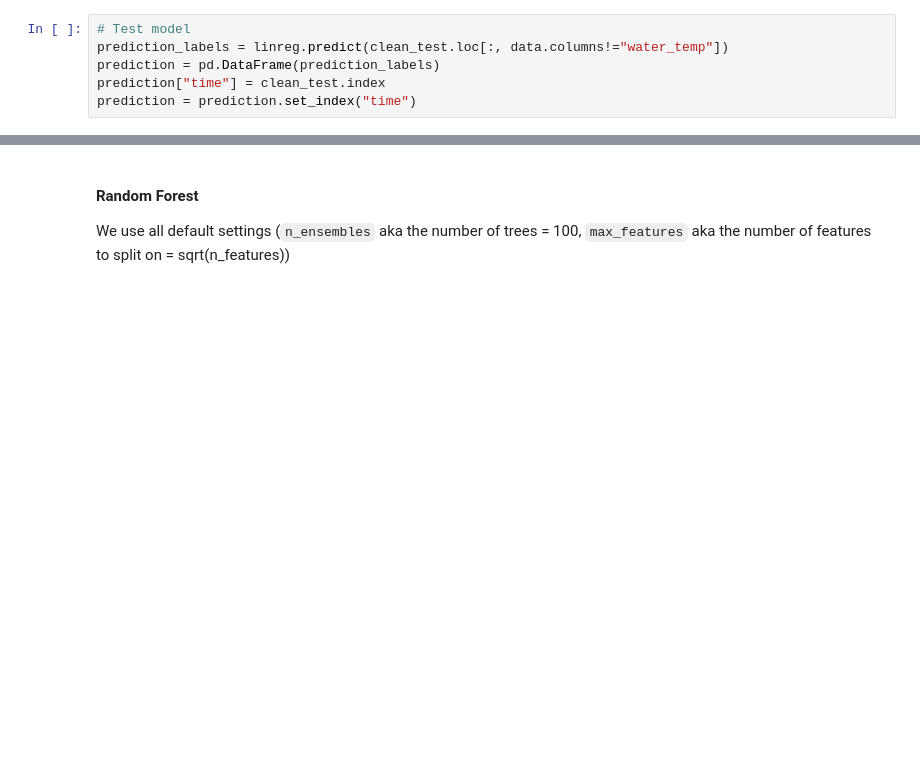
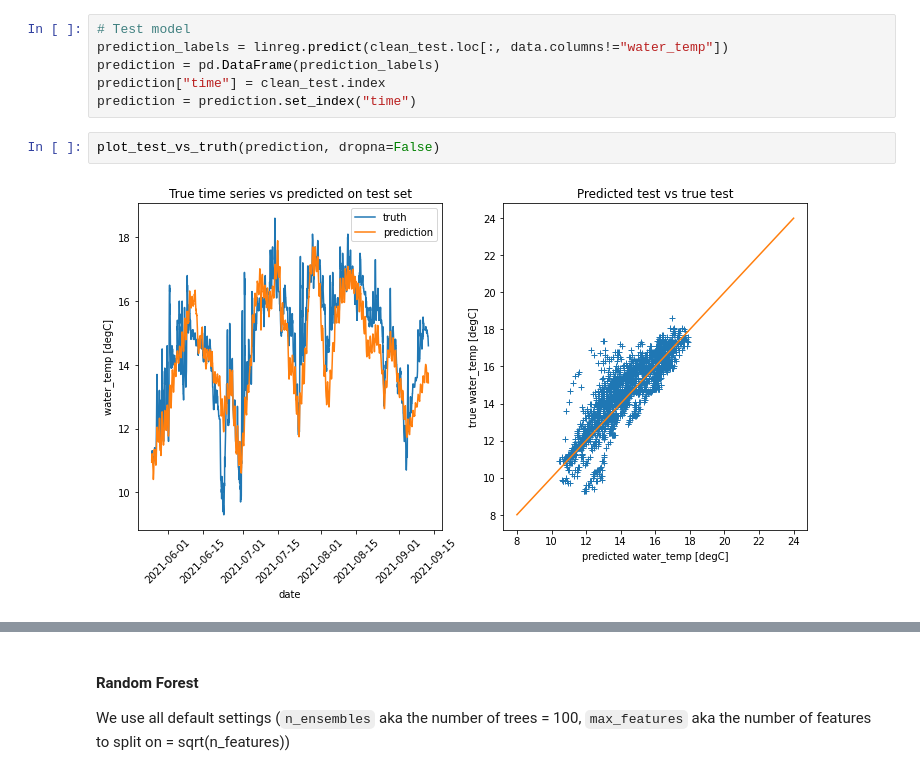
Before and after one commit to FlorianBeiser/havvarsel-data-driven-pred, a Jupyter notebook: DataAnalyser.ipynb, the cells around one changed output, grey strips where cells are left out. Drawn from its saved outputs; the diff is of its cells as text; blank space fills up the shorter version.

```diff
--- a/DataAnalyser.ipynb
+++ b/DataAnalyser.ipynb
@@ -159,3 +159,7 @@ prediction_labels = linreg.predict(clean_test.loc[:, data.columns!="water_temp"]
 prediction = pd.DataFrame(prediction_labels)
 prediction["time"] = clean_test.index
 prediction = prediction.set_index("time")
+# %%
+plot_test_vs_truth(prediction, dropna=False)
+# %% [output]
+[figure, added]
```
Also changed, not shown: parts of 20 cells of this notebook.
